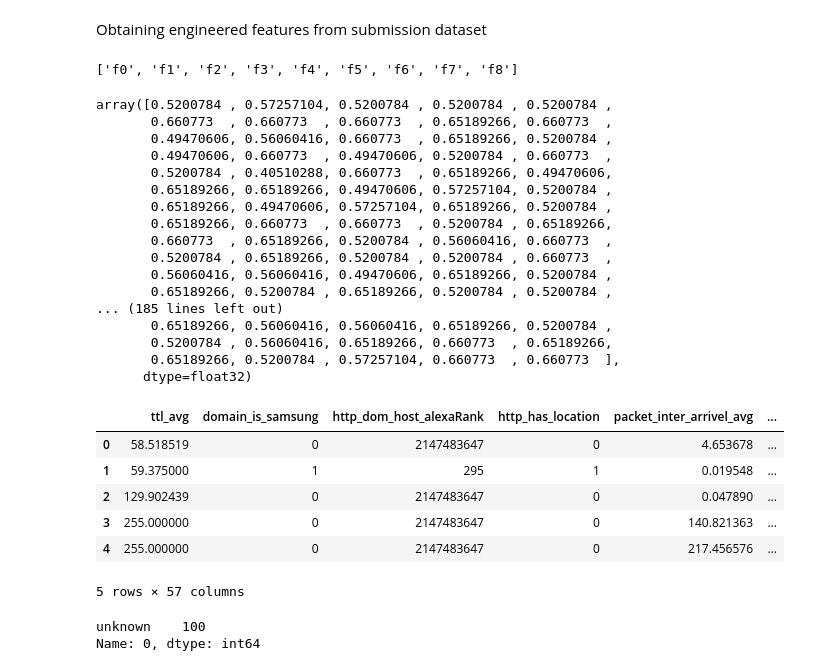
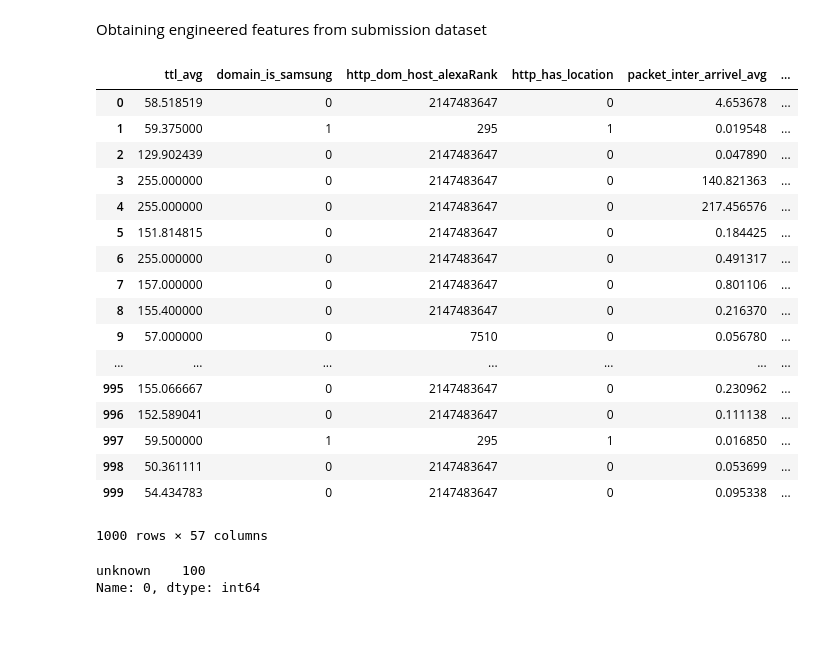
Before and after one commit to randyjulian/DMBI_IOT_classification, a Jupyter notebook: KnownUnknown Class Detection Model.ipynb, the cells around one changed output. Saved outputs shown, nothing was run; the diff lists cells and outputs as text; code cells hidden in the pictures; blank space fills up the shorter version.

Commit message:
KnownUnknown Class Detection Model.ipynb: 1. Generates feature engineered dataset for unknown/known classification 2. Use XGBoost for prediction 3. 100 Unknowns detected by model

```diff
--- a/KnownUnknown Class Detection Model.ipynb
+++ b/KnownUnknown Class Detection Model.ipynb
@@ -395,10 +395,6 @@ sub_distance_df['sd_diff_smallest2next'] = (sub_2nd_smallest_dist_df - sub_min)
 # %%
 sub_distance_df = sub_distance_df.replace([np.inf, -np.inf], np.nan)
 sub_distance_df = sub_distance_df.replace(np.nan, 0)
-# %%
-bst.feature_names
-# %% [output]
-['f0', 'f1', 'f2', 'f3', 'f4', 'f5', 'f6', 'f7', 'f8']
 # %%
 known_sub_x = sub_distance_df.filter(items=training_cols, axis='columns')
 
@@ -411,26 +407,6 @@ sub_x = xgb.DMatrix(sub_x, label=np.zeros((sub_x.shape[0], 1)))
 # known_preds = rf.predict(known_sub_x)
 known_preds = bst.predict(sub_x)
 # known_preds = nn_model.predict(known_sub_x)
-# %%
-known_preds
-# %% [output]
-array([0.5200784 , 0.57257104, 0.5200784 , 0.5200784 , 0.5200784 ,
-       0.660773  , 0.660773  , 0.660773  , 0.65189266, 0.660773  ,
-       0.49470606, 0.56060416, 0.660773  , 0.65189266, 0.5200784 ,
-       0.49470606, 0.660773  , 0.49470606, 0.5200784 , 0.660773  ,
-       0.5200784 , 0.40510288, 0.660773  , 0.65189266, 0.49470606,
-       0.65189266, 0.65189266, 0.49470606, 0.57257104, 0.5200784 ,
-       0.65189266, 0.49470606, 0.57257104, 0.65189266, 0.5200784 ,
-       0.65189266, 0.660773  , 0.660773  , 0.5200784 , 0.65189266,
-       0.660773  , 0.65189266, 0.5200784 , 0.56060416, 0.660773  ,
-       0.5200784 , 0.65189266, 0.5200784 , 0.5200784 , 0.660773  ,
-       0.56060416, 0.56060416, 0.49470606, 0.65189266, 0.5200784 ,
-       0.65189266, 0.5200784 , 0.65189266, 0.5200784 , 0.5200784 ,
-... (185 lines left out)
-       0.65189266, 0.56060416, 0.56060416, 0.65189266, 0.5200784 ,
-       0.5200784 , 0.56060416, 0.65189266, 0.660773  , 0.65189266,
-       0.65189266, 0.5200784 , 0.57257104, 0.660773  , 0.660773  ],
-      dtype=float32)
 # %%
 known_preds_list = known_preds.tolist()
 
@@ -452,15 +428,26 @@ formatted_preds = pd.Series(['unknown' if row == 0 else None for row in known_pr
 # %%
 model1_data_filtered = pd.concat([submission_data_filtered, formatted_preds], axis=1, )
 # %%
-model1_data_filtered.head()
+model1_data_filtered
 # %% [output]
 |  | ttl_avg | domain_is_samsung | http_dom_host_alexaRank | http_has_location | packet_inter_arrivel_avg | ... |
 | 0 | 58.518519 | 0 | 2147483647 | 0 | 4.653678 | ... |
 | 1 | 59.375000 | 1 | 295 | 1 | 0.019548 | ... |
 | 2 | 129.902439 | 0 | 2147483647 | 0 | 0.047890 | ... |
 | 3 | 255.000000 | 0 | 2147483647 | 0 | 140.821363 | ... |
 | 4 | 255.000000 | 0 | 2147483647 | 0 | 217.456576 | ... |
+| 5 | 151.814815 | 0 | 2147483647 | 0 | 0.184425 | ... |
+| 6 | 255.000000 | 0 | 2147483647 | 0 | 0.491317 | ... |
+| 7 | 157.000000 | 0 | 2147483647 | 0 | 0.801106 | ... |
+| 8 | 155.400000 | 0 | 2147483647 | 0 | 0.216370 | ... |
+| 9 | 57.000000 | 0 | 7510 | 0 | 0.056780 | ... |
+| ... | ... | ... | ... | ... | ... | ... |
+| 995 | 155.066667 | 0 | 2147483647 | 0 | 0.230962 | ... |
+| 996 | 152.589041 | 0 | 2147483647 | 0 | 0.111138 | ... |
+| 997 | 59.500000 | 1 | 295 | 1 | 0.016850 | ... |
+| 998 | 50.361111 | 0 | 2147483647 | 0 | 0.053699 | ... |
+| 999 | 54.434783 | 0 | 2147483647 | 0 | 0.095338 | ... |
-5 rows × 57 columns
+1000 rows × 57 columns
 # %%
 model1_data_filtered.iloc[:, -1].value_counts()
 # %% [output]
```
